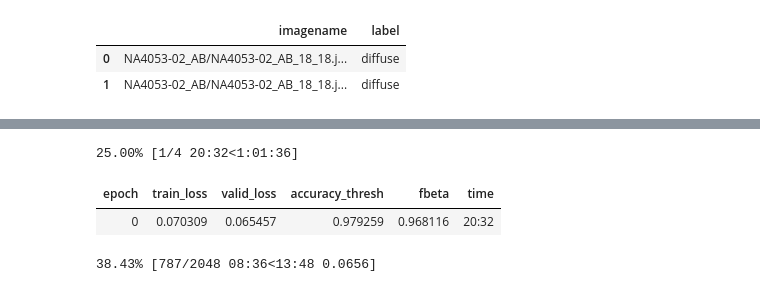
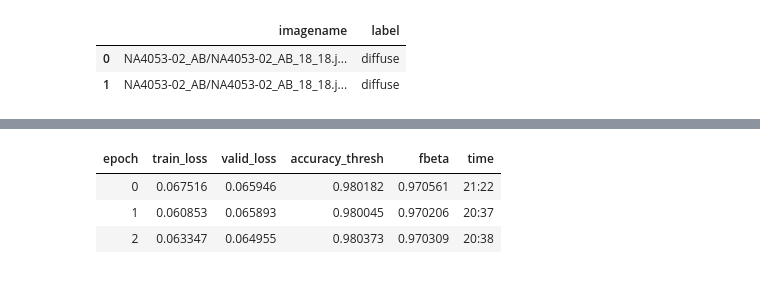
Before and after one commit to DougForrest/plaquebox-paper, a Jupyter notebook: fastai_multilabel_classification_cont.ipynb, the cells around one changed output, grey strips where cells are left out. Cells and saved outputs as stored; diff of their text form; code cells hidden in the pictures.

```diff
--- a/fastai_multilabel_classification_cont.ipynb
+++ b/fastai_multilabel_classification_cont.ipynb
@@ -141,6 +141,6 @@ LR Finder is complete, type {learner_name}.recorder.plot() to see the graph.
 # %%
 lr = 0.01
 # %%
-learn.fit_one_cycle(1, slice(1e-5, lr/5))
+learn.fit_one_cycle(4, slice(1e-5, lr/5))
 # %% [output]
 | epoch | train_loss | valid_loss | accuracy_thresh | fbeta | time |
@@ -155,7 +165,7 @@ learn.export(os.path.join(models_dir, 'stage-6-256-rn50-exported'))
 # %%
-learn.fit_one_cycle(4, slice(1e-5, lr/5))
+learn.fit_one_cycle(3, slice(1e-4, 1e-5))
 # %% [output]
-25.00% [1/4 20:32<1:01:36]
 | epoch | train_loss | valid_loss | accuracy_thresh | fbeta | time |
-| 0 | 0.070309 | 0.065457 | 0.979259 | 0.968116 | 20:32 |
+| 0 | 0.067516 | 0.065946 | 0.980182 | 0.970561 | 21:22 |
+| 1 | 0.060853 | 0.065893 | 0.980045 | 0.970206 | 20:37 |
+| 2 | 0.063347 | 0.064955 | 0.980373 | 0.970309 | 20:38 |
-38.43% [787/2048 08:36<13:48 0.0656]
```
Also changed, not shown: parts of 7 cells of this notebook.
